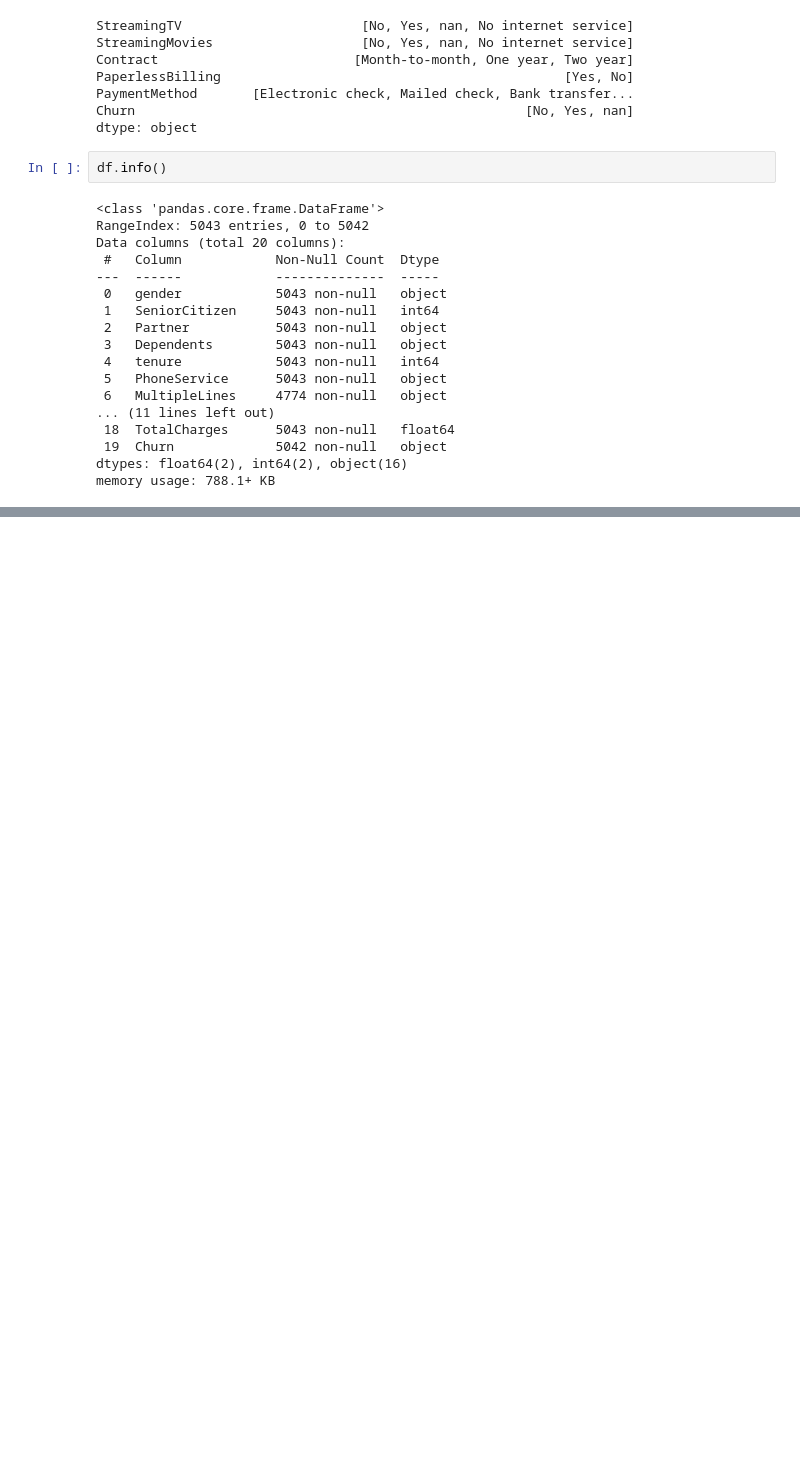
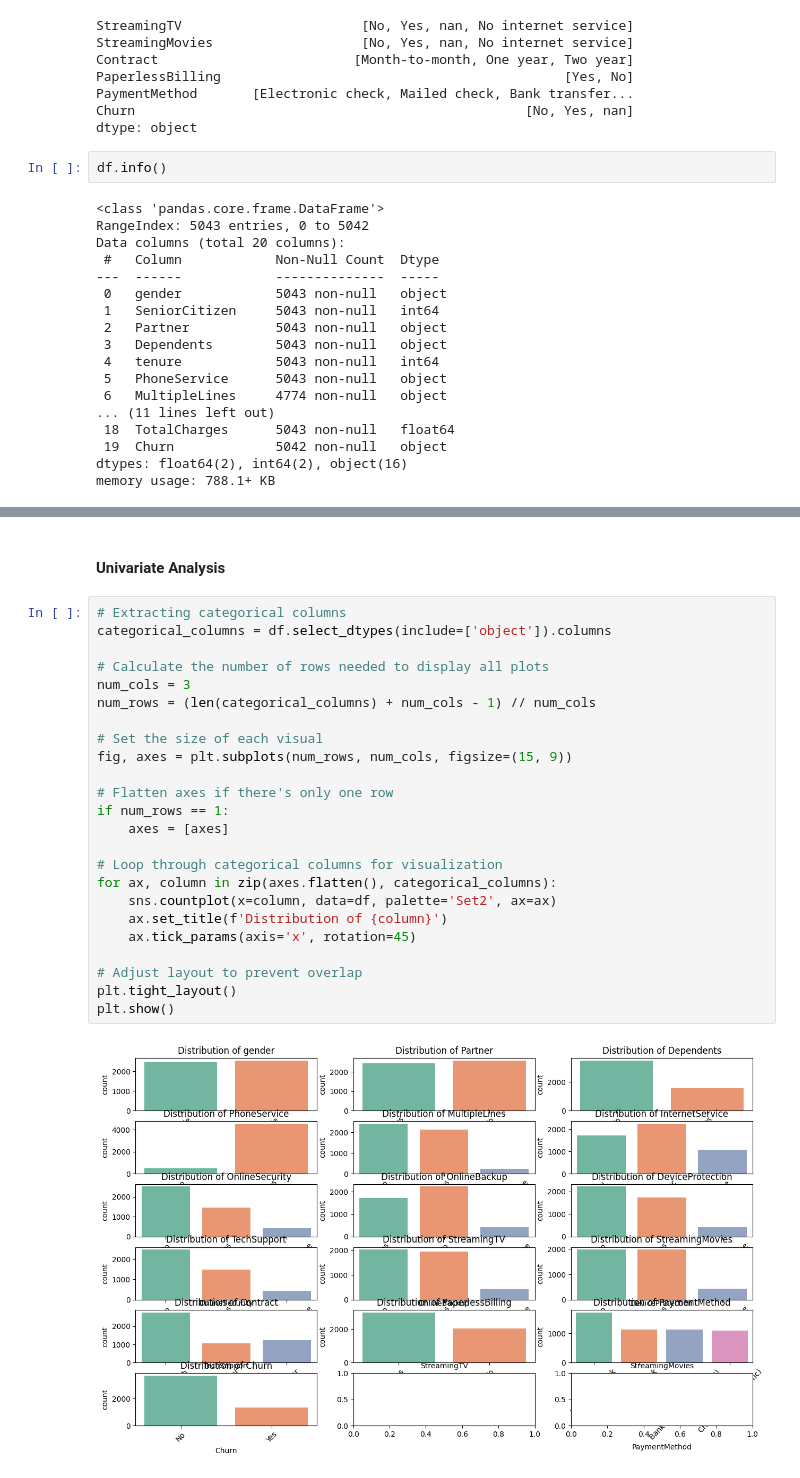
Before and after one commit to parockson/churn-analysis-with-machine-learning, a Jupyter notebook: notebook/analysis_file.ipynb, the cells around one changed output, grey strips where cells are left out. Drawn from its saved outputs; the diff is of its cells as text; blank space fills up the shorter version.

```diff
--- a/notebook/analysis_file.ipynb
+++ b/notebook/analysis_file.ipynb
@@ -977,0 +990,28 @@ memory usage: 788.1+ KB
+# %% [markdown]
+#### Univariate Analysis
+# %%
+# Extracting categorical columns
+categorical_columns = df.select_dtypes(include=['object']).columns
+
+# Calculate the number of rows needed to display all plots
+num_cols = 3
+num_rows = (len(categorical_columns) + num_cols - 1) // num_cols
+
+# Set the size of each visual
+fig, axes = plt.subplots(num_rows, num_cols, figsize=(15, 9))
+
+# Flatten axes if there's only one row
+if num_rows == 1:
+    axes = [axes]
+
+# Loop through categorical columns for visualization
+for ax, column in zip(axes.flatten(), categorical_columns):
+    sns.countplot(x=column, data=df, palette='Set2', ax=ax)
+    ax.set_title(f'Distribution of {column}')
+    ax.tick_params(axis='x', rotation=45)
+
+# Adjust layout to prevent overlap
+plt.tight_layout()
+plt.show()
+# %% [output]
+[figure, added]
```
Also changed, not shown: parts of 23 cells of this notebook, 1 other file.
